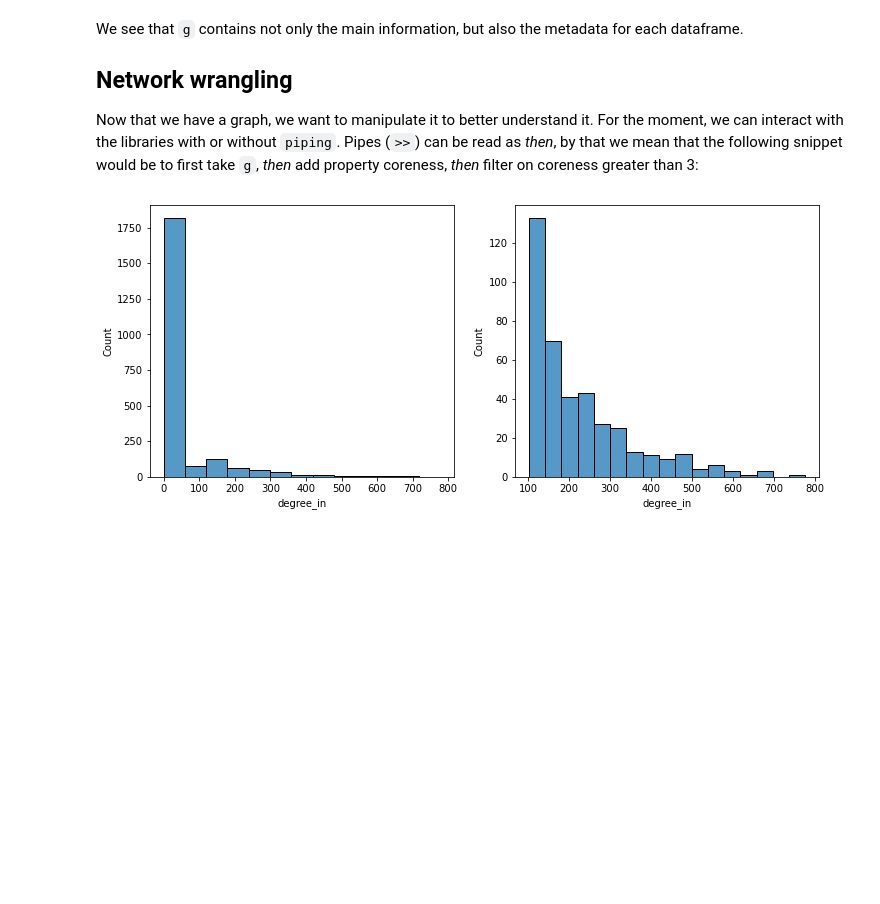
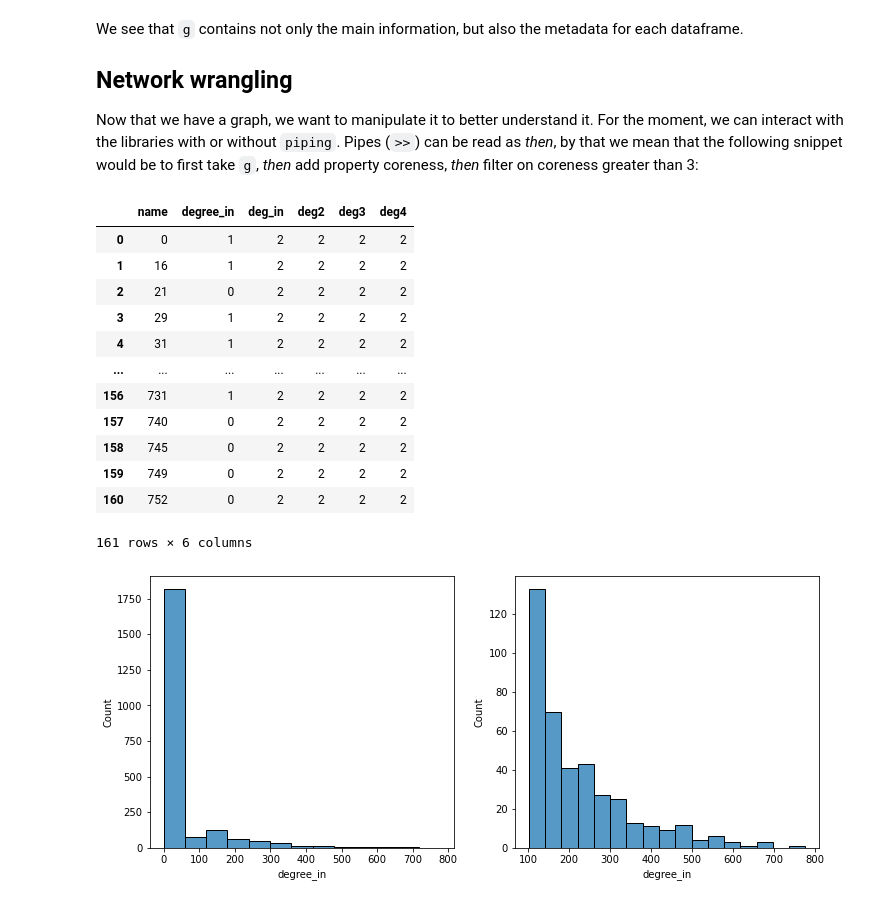
Before and after one commit to jstonge/tidygraphtool, a Jupyter notebook: vignettes/hsbm-tutorial.ipynb, the cells around one changed output. Drawn from its saved outputs; the diff is of its cells as text; code cells hidden in the pictures; blank space fills up the shorter version.

```diff
--- a/vignettes/hsbm-tutorial.ipynb
+++ b/vignettes/hsbm-tutorial.ipynb
@@ -60,4 +40,26 @@ We see that `g` contains not only the main information, but also the metadata fo
 ## Network wrangling
 
 Now that we have a graph, we want to manipulate it to better understand it. For the moment, we can interact with the libraries with or without `piping`. Pipes (`>>`) can be read as _then_, by that we mean that the following snippet would be to first take `g`, _then_ add property coreness, _then_ filter on coreness greater than 3:
+# %%
+g = play_sbm()
+# %%
+(g >>
+    new_add_property("deg", centrality_degree, mode="total") >>
+    filter_on("deg == 2") >>
+    as_data_frame()
+)
+# %% [output]
+|  | name | degree_in | deg_in | deg2 | deg3 | deg4 |
+| 0 | 0 | 1 | 2 | 2 | 2 | 2 |
+| 1 | 16 | 1 | 2 | 2 | 2 | 2 |
+| 2 | 21 | 0 | 2 | 2 | 2 | 2 |
+| 3 | 29 | 1 | 2 | 2 | 2 | 2 |
+| 4 | 31 | 1 | 2 | 2 | 2 | 2 |
+| ... | ... | ... | ... | ... | ... | ... |
+| 156 | 731 | 1 | 2 | 2 | 2 | 2 |
+| 157 | 740 | 0 | 2 | 2 | 2 | 2 |
+| 158 | 745 | 0 | 2 | 2 | 2 | 2 |
+| 159 | 749 | 0 | 2 | 2 | 2 | 2 |
+| 160 | 752 | 0 | 2 | 2 | 2 | 2 |
+161 rows × 6 columns
 # %%
```
Also changed, not shown: parts of 7 cells of this notebook, 24 other files.
